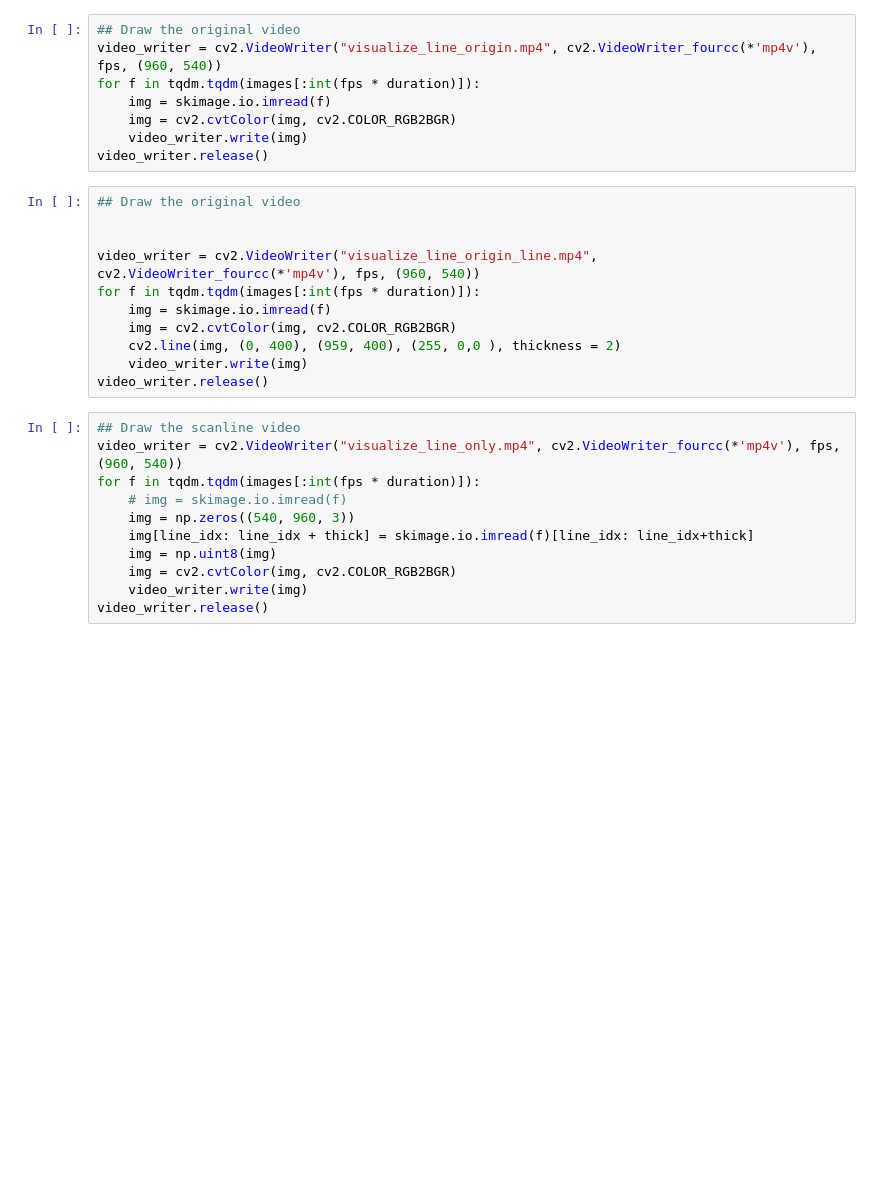
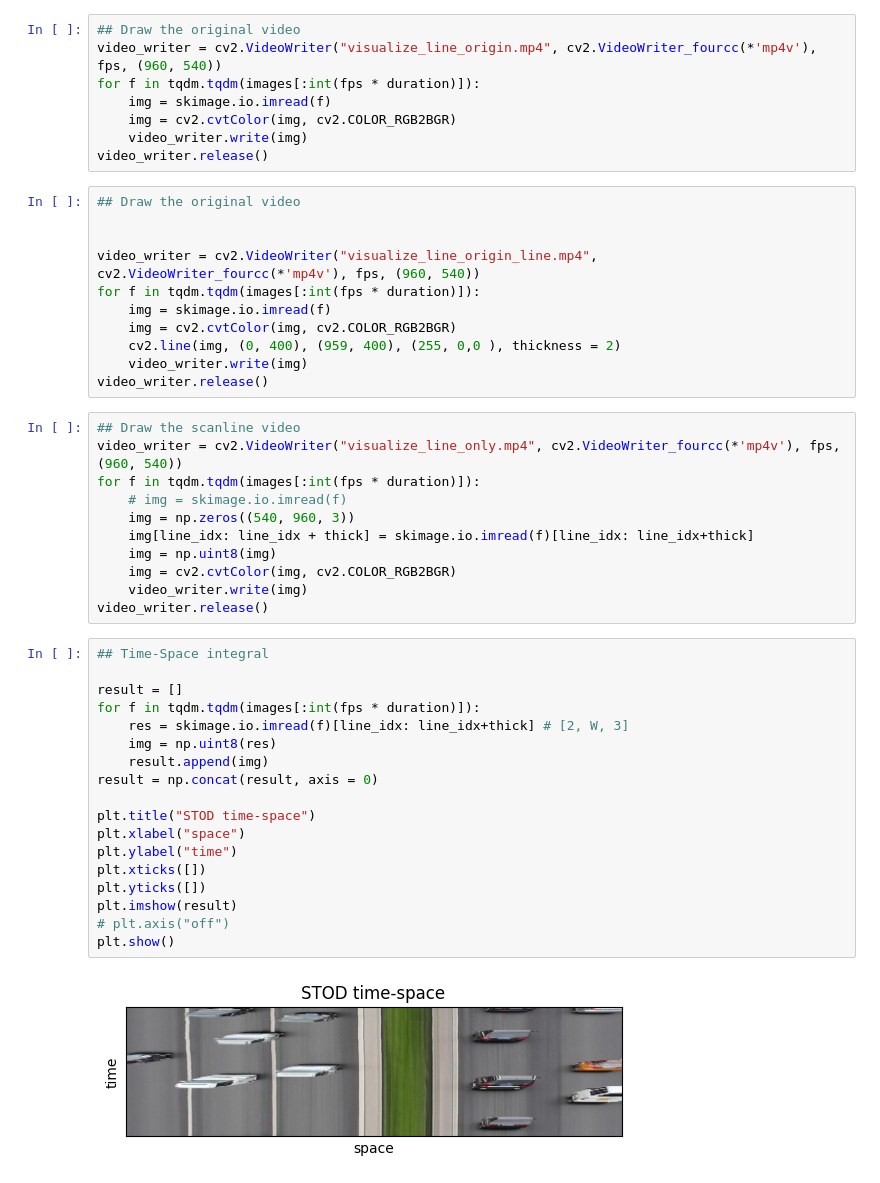
Before and after one commit to Beilong-Tang/scanline_object_detection, a Jupyter notebook: demo/visualize_line_only/visualize_line.ipynb, the cells around one changed output. Drawn from its saved outputs; the diff is of its cells as text; blank space fills up the shorter version.

Commit message:
update the visual_line_only part

```diff
--- a/demo/visualize_line_only/visualize_line.ipynb
+++ b/demo/visualize_line_only/visualize_line.ipynb
@@ -46,3 +47,23 @@ for f in tqdm.tqdm(images[:int(fps * duration)]):
     img = cv2.cvtColor(img, cv2.COLOR_RGB2BGR)
     video_writer.write(img)
 video_writer.release()
+# %%
+## Time-Space integral
+
+result = []
+for f in tqdm.tqdm(images[:int(fps * duration)]):
+    res = skimage.io.imread(f)[line_idx: line_idx+thick] # [2, W, 3]
+    img = np.uint8(res)
+    result.append(img)
+result = np.concat(result, axis = 0)
+
+plt.title("STOD time-space")
+plt.xlabel("space")
+plt.ylabel("time")
+plt.xticks([])
+plt.yticks([])
+plt.imshow(result)
+# plt.axis("off")
+plt.show()
+# %% [output]
+[figure, added]
```
Also changed, not shown: parts of 2 cells of this notebook.
